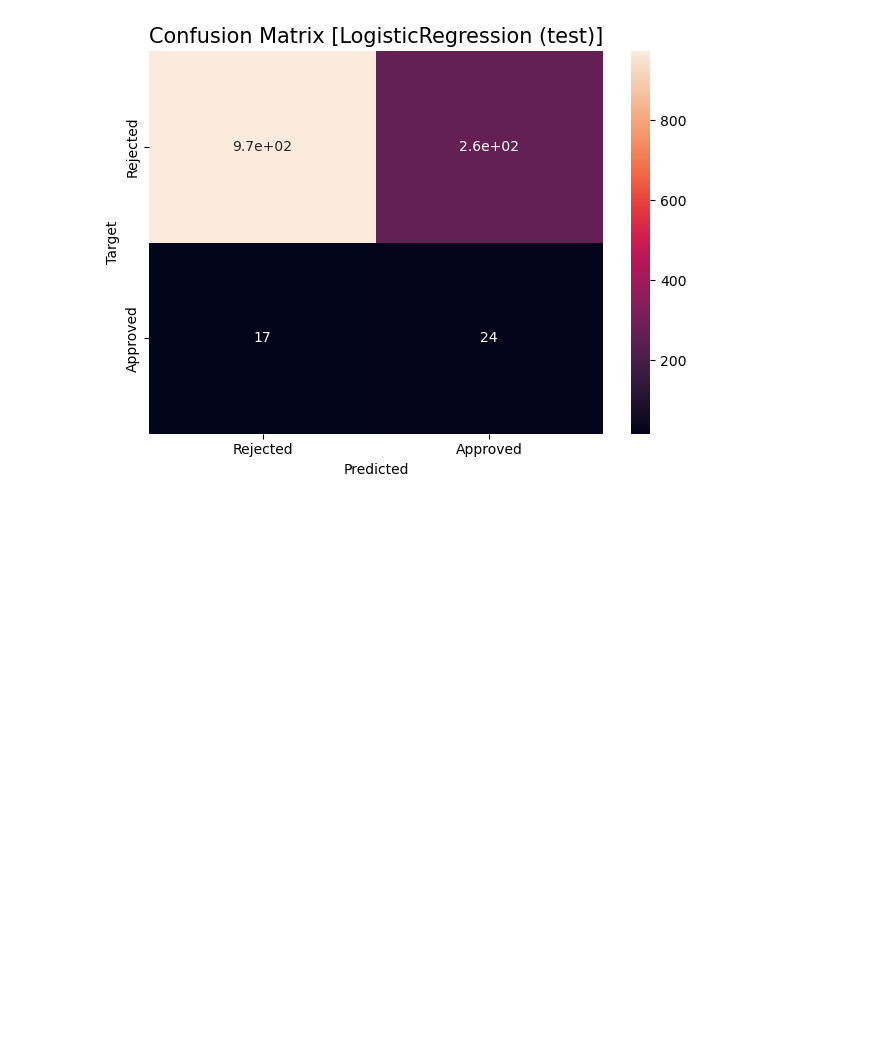
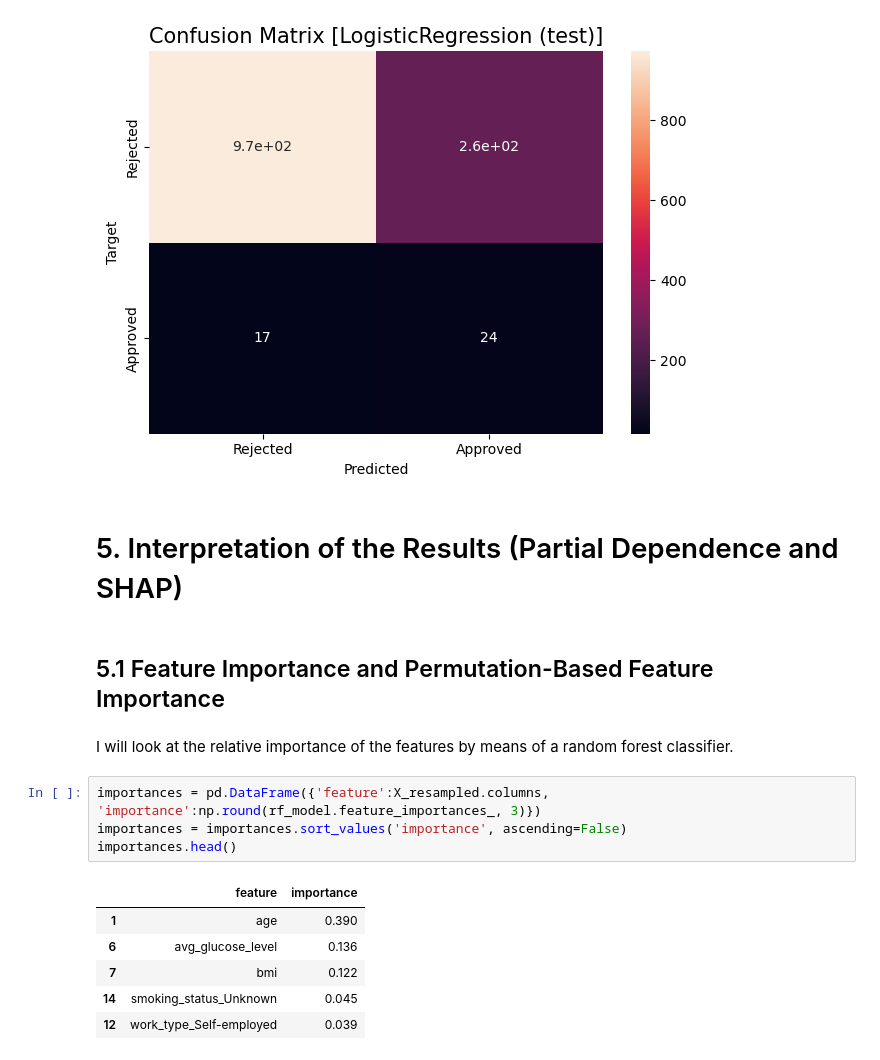
Before and after one commit to pjaiswalusf/Stroke-Prediction, a Jupyter notebook: StrokePrediction.ipynb, the cells around one changed output. Cells and saved outputs as stored; diff of their text form; blank space fills up the shorter version.

```diff
--- a/StrokePrediction.ipynb
+++ b/StrokePrediction.ipynb
@@ -1038,3 +1038,20 @@ ax.set_ylabel("Target")
 plt.tight_layout()
 # %% [output]
 [figure]
+# %% [markdown]
+# 5. Interpretation of the Results (Partial Dependence and SHAP)
+# %% [markdown]
+## 5.1 Feature Importance and Permutation-Based Feature Importance
+# %% [markdown]
+I will look at the relative importance of the features by means of a random forest classifier.
+# %%
+importances = pd.DataFrame({'feature':X_resampled.columns, 'importance':np.round(rf_model.feature_importances_, 3)})
+importances = importances.sort_values('importance', ascending=False)
+importances.head()
+# %% [output]
+|  | feature | importance |
+| 1 | age | 0.390 |
+| 6 | avg_glucose_level | 0.136 |
+| 7 | bmi | 0.122 |
+| 14 | smoking_status_Unknown | 0.045 |
+| 12 | work_type_Self-employed | 0.039 |
```
Also changed, not shown: parts of 4 cells of this notebook.
